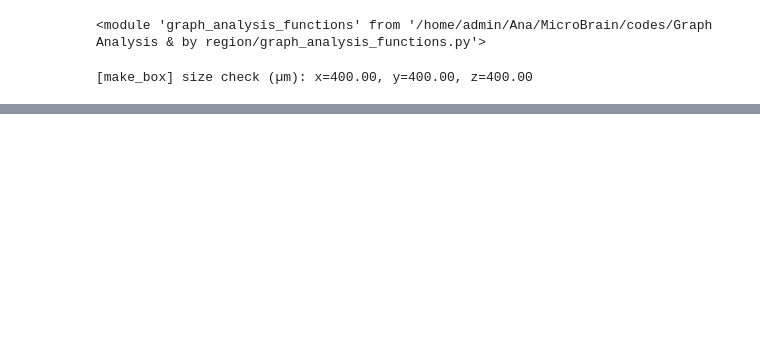
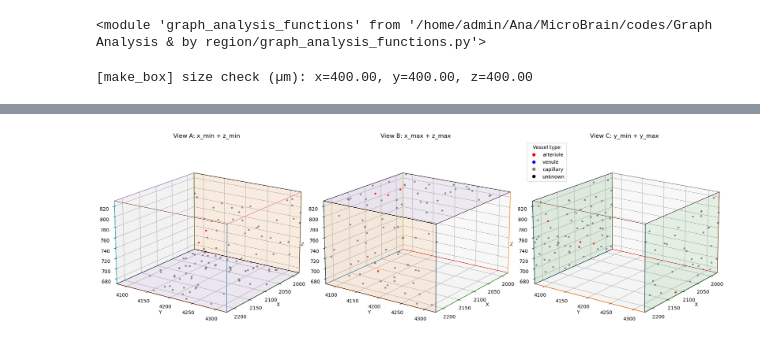
Before and after one commit to abarrio12/ARTORG, a Jupyter notebook: codes/Graph Analysis & by region/test_analysis.ipynb, the cells around one changed output, grey strips where cells are left out. Saved outputs shown, nothing was run; the diff lists cells and outputs as text; code cells hidden in the pictures; blank space fills up the shorter version.

```diff
--- a/codes/Graph Analysis & by region/test_analysis.ipynb
+++ b/codes/Graph Analysis & by region/test_analysis.ipynb
@@ -61,0 +163,4 @@ TypeError: distance_to_surface_summary() missing 1 required positional argument:
+# %%
+gaf.plot_bc_3_cubes_tinted(G, box)
+# %% [output]
+[figure, added]
```
Also changed, not shown: parts of 12 cells of this notebook, 1 other file.
